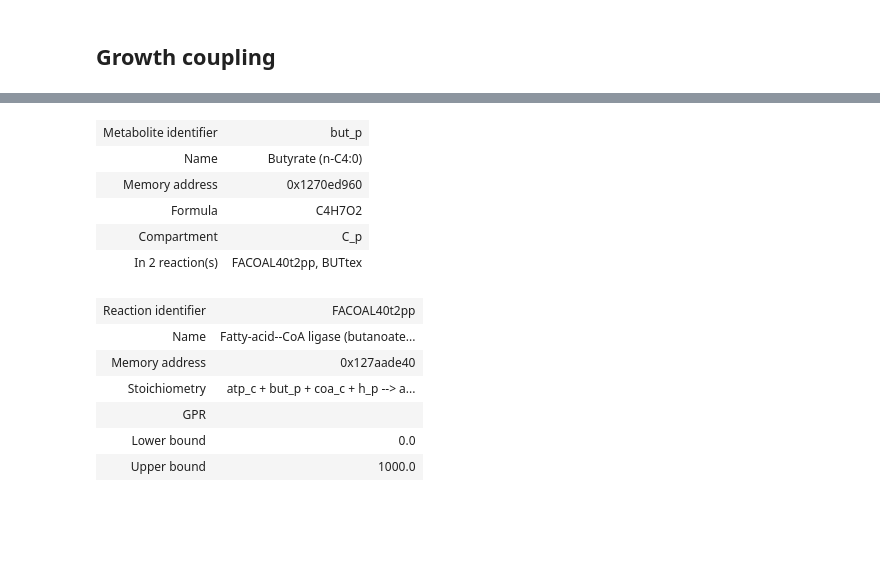
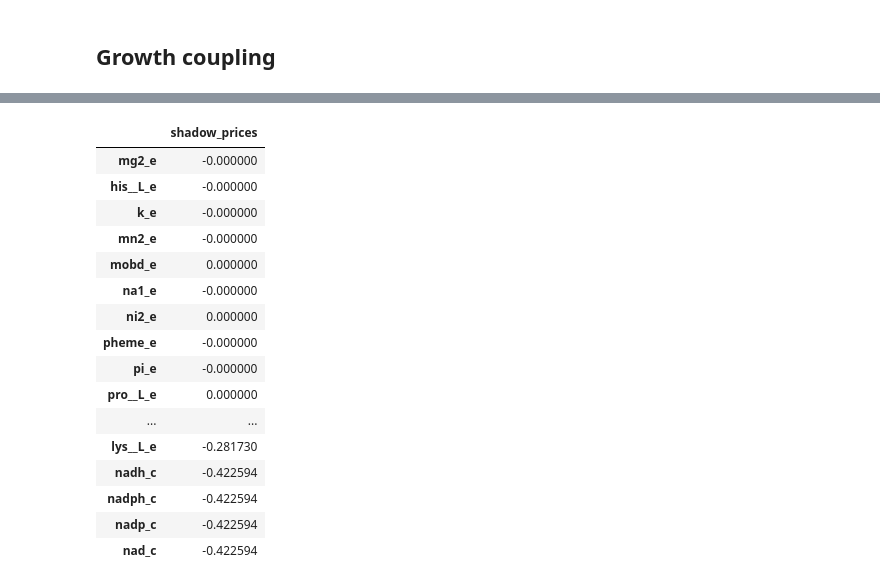
Before and after one commit to andreastallvik/BIOTBT3900, a Jupyter notebook: community_modelling/CBP_butanol/nj4_validation.ipynb, the cells around one changed output, grey strips where cells are left out. Cells and saved outputs as stored; diff of their text form; code cells hidden in the pictures; blank space fills up the shorter version.

```diff
--- a/community_modelling/CBP_butanol/nj4_validation.ipynb
+++ b/community_modelling/CBP_butanol/nj4_validation.ipynb
@@ -402,6 +381,12 @@ import straindesign as sd
+# %%
+from cobra.io import read_sbml_model
+from utils import model_validation as mv
+
+nj4 = read_sbml_model("GEMs/NJ4.xml")
 # %%
 with nj4:
+    medium = static_sim.get_specific_medium(nj4, {"EX_xyl__D_e": 10})
     nj4.medium = medium
-    print(nj4.slim_optimize())
+    sol = nj4.optimize()
 # %% [output]
 Could not identify an external compartment by name and choosing one with the most boundary reactions. That might be complete nonsense or change suddenly. Consider renaming your compartments using `Mod ...
@@ -524,19 +394,30 @@ Could not identify an external compartment by name and choosing one with the mos
-# %%
-nj4.metabolites.but_p
-# %% [output]
-| Metabolite identifier | but_p |
-| Name | Butyrate (n-C4:0) |
-| Memory address | 0x1270ed960 |
-| Formula | C4H7O2 |
-| Compartment | C_p |
-| In 2 reaction(s) | FACOAL40t2pp, BUTtex |
-# %%
-nj4.reactions.FACOAL40t2pp
-# %% [output]
-| Reaction identifier | FACOAL40t2pp |
-| Name | Fatty-acid--CoA ligase (butanoate... |
-| Memory address | 0x127aade40 |
-| Stoichiometry | atp_c + but_p + coa_c + h_p --> a... |
-| GPR |  |
-| Lower bound | 0.0 |
-| Upper bound | 1000.0 |
+# %%
+sol_df = sol.shadow_prices.to_frame()
+# %%
+import pandas as pd
+
+med = pd.read_csv("medium.tsv", sep="\t")
+med_mets = [str(met + "_e") for met in med[med["medium"] == "nj4_med"]["compound"]]
+other_mets = ["nadh_c", "nadph_c", "atp_c", "h_c", "nad_c", "nadp_c"]
+interesting_mets = med_mets + other_mets
+# %%
+# filter df to get rows with interesting mets
+sol_df[sol_df.index.isin(interesting_mets)].sort_values(by="shadow_prices", ascending=False)
+# %% [output]
+|  | shadow_prices |
+| mg2_e | -0.000000 |
+| his__L_e | -0.000000 |
+| k_e | -0.000000 |
+| mn2_e | -0.000000 |
+| mobd_e | 0.000000 |
+| na1_e | -0.000000 |
+| ni2_e | 0.000000 |
+| pheme_e | -0.000000 |
+| pi_e | -0.000000 |
+| pro__L_e | 0.000000 |
+| ... | ... |
+| lys__L_e | -0.281730 |
+| nadh_c | -0.422594 |
+| nadph_c | -0.422594 |
+| nadp_c | -0.422594 |
+| nad_c | -0.422594 |
```
Also changed, not shown: parts of 19 cells of this notebook, 7 other files.
